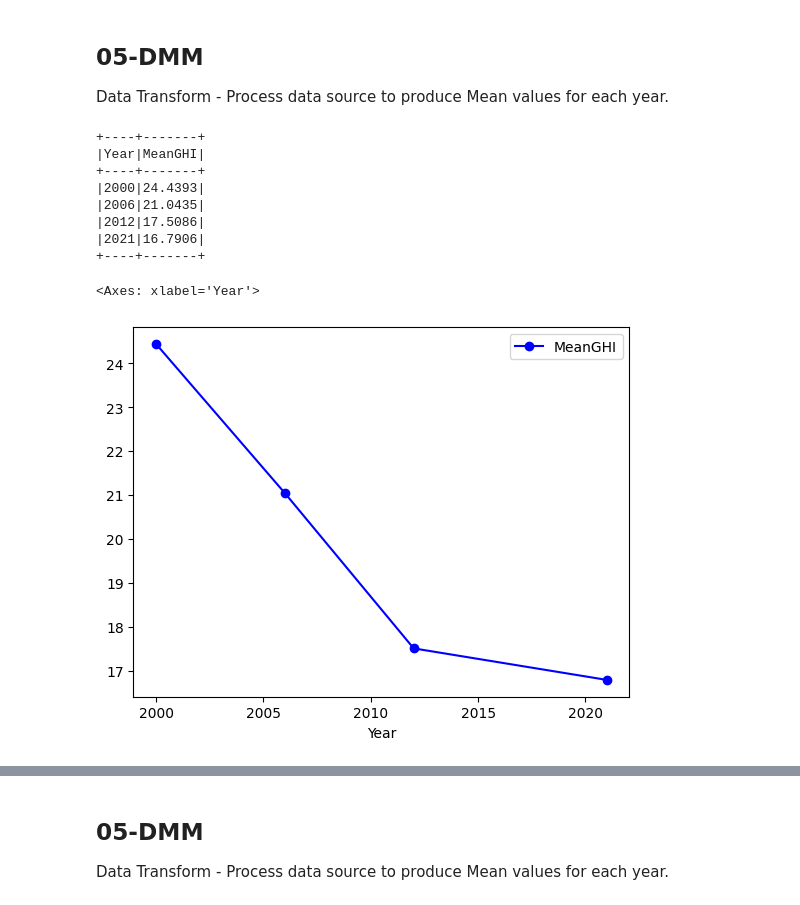
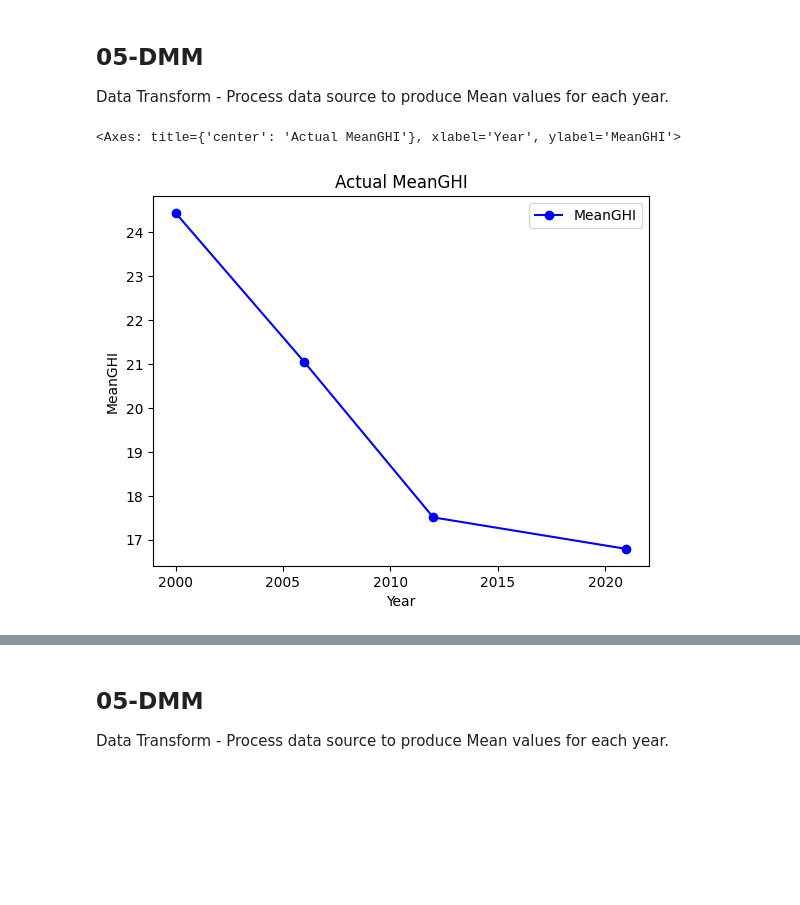
Before and after one commit to silonetapps/INFOSYS722-I4-BDAS, a Jupyter notebook: Iteration 4 BDAS.ipynb, the cells around one changed output, grey strips where cells are left out. Drawn from its saved outputs; the diff is of its cells as text; code cells hidden in the pictures; blank space fills up the shorter version.

Commit message:
Prediction Plot working commit

```diff
--- a/Iteration 4 BDAS.ipynb
+++ b/Iteration 4 BDAS.ipynb
@@ -131,17 +130,9 @@ Data Transform - Process data source to produce Mean values for each year.
 # %%
 ## Plot Initial MeanGHI data
 df1=spark.sql("Select * from df_Table order by Year")
-df1.show()
+#df1.show()
 pdf1=df1.toPandas()
-pdf1.plot(kind='line', x='Year',y='MeanGHI', linestyle="solid", marker="o", color="blue")
+pdf1.plot(kind='line', x='Year',y='MeanGHI', linestyle="solid", marker="o", color="blue", title="Actual MeanGHI", xlabel='Year', ylabel='MeanGHI')
 # %% [output]
-+----+-------+
-|Year|MeanGHI|
-+----+-------+
-|2000|24.4393|
-|2006|21.0435|
-|2012|17.5086|
-|2021|16.7906|
-+----+-------+
+<Axes: title={'center': 'Actual MeanGHI'}, xlabel='Year', ylabel='MeanGHI'>
-<Axes: xlabel='Year'>
-[figure, old version]
+[figure, new version]
```
Also changed, not shown: parts of 25 cells of this notebook.
